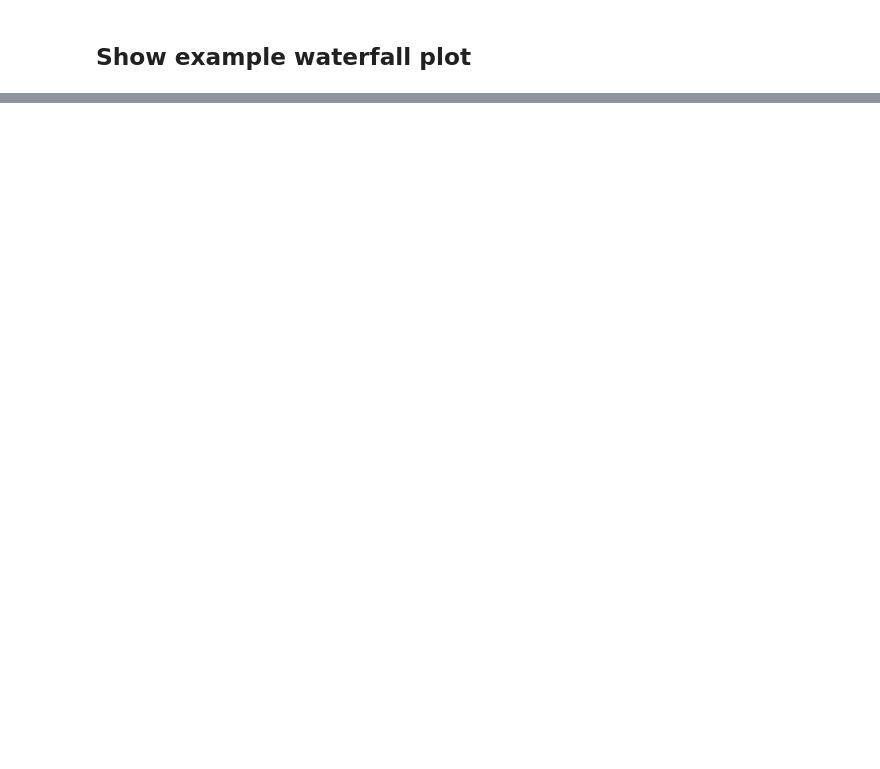
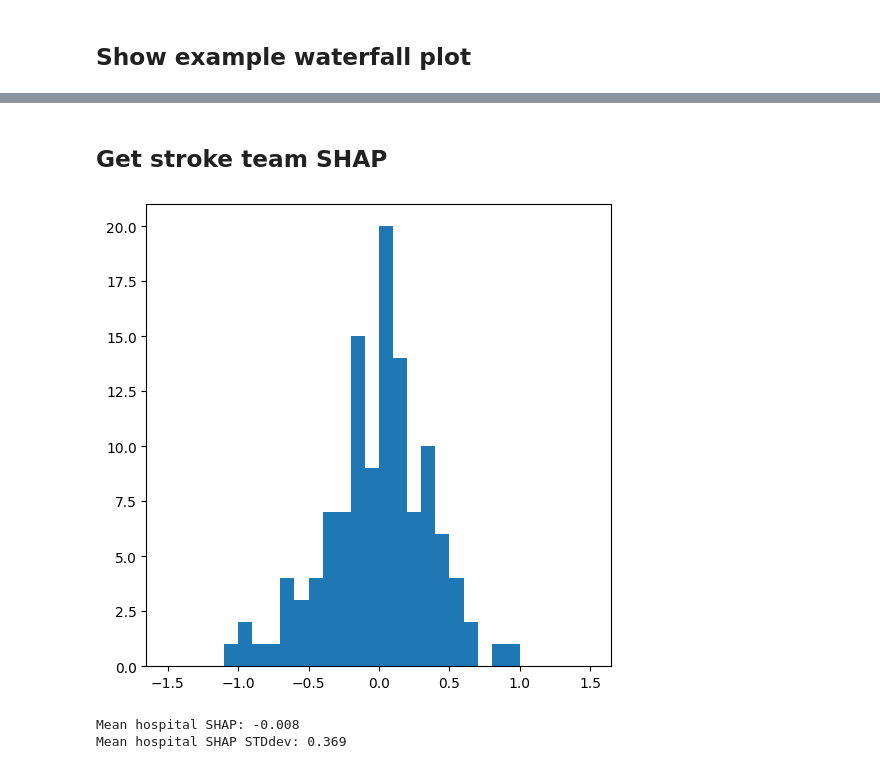
Before and after one commit to samuel-book/outcome_xgbb_shap, a Jupyter notebook: thrombolysis_decision/02_lgbm_shap.ipynb, the cells around one changed output, grey strips where cells are left out. Saved outputs shown, nothing was run; the diff lists cells and outputs as text; code cells hidden in the pictures; blank space fills up the shorter version.

```diff
--- a/thrombolysis_decision/02_lgbm_shap.ipynb
+++ b/thrombolysis_decision/02_lgbm_shap.ipynb
@@ -110,0 +169,28 @@ shap.waterfall_plot(Shap_array(shap_values_extended, row, class_index))
+# %% [markdown]
+## Get stroke team SHAP
+# %%
+# DataFrame of hopsital SHAP values for all patients
+all_team_shap = pd.DataFrame()
+all_team_shap['team_id'] = X_test['stroke_team_id']
+all_team_shap['SHAP'] = hospital_shap_values = shap_values[1][:,4]
+
+# Get summary for teams
+team_shap = pd.DataFrame()
+team_shap['SHAP_mean'] = all_team_shap.groupby('team_id').mean()
+team_shap['SHAP_std'] = all_team_shap.groupby('team_id').std()
+# %%
+fig = plt.figure(figsize=(6,6))
+ax = fig.add_subplot()
+ax.hist(team_shap['SHAP_mean'], bins=np.arange(-1.5, 1.51, 0.1))
+
+plt.show()
+# %% [output]
+[figure, added]
+# %%
+mean_shap = np.mean(team_shap['SHAP_mean'])
+std_shap = np.std(team_shap['SHAP_mean'])
+print(f'Mean hospital SHAP: {mean_shap:0.3f}')
+print(f'Mean hospital SHAP STDdev: {std_shap:0.3f}')
+# %% [output]
+Mean hospital SHAP: -0.008
+Mean hospital SHAP STDdev: 0.369
```
Also changed, not shown: parts of 10 cells of this notebook.
